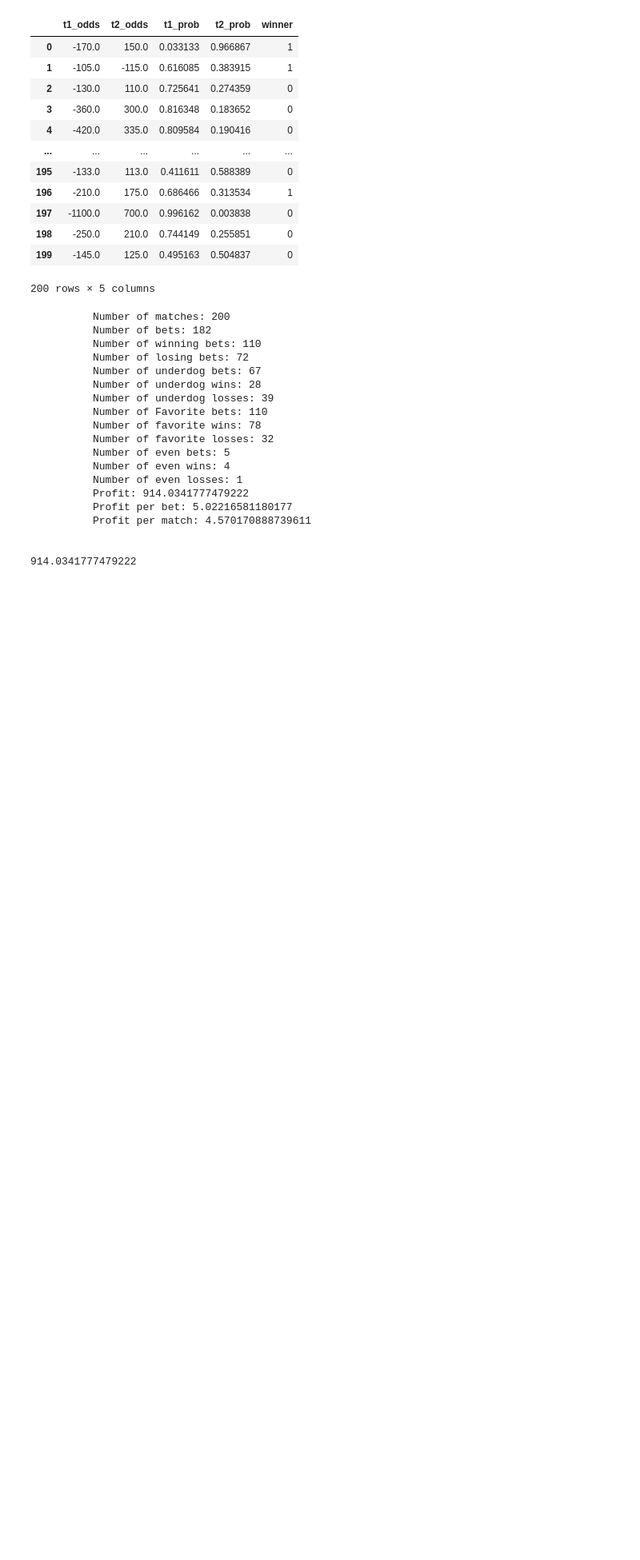
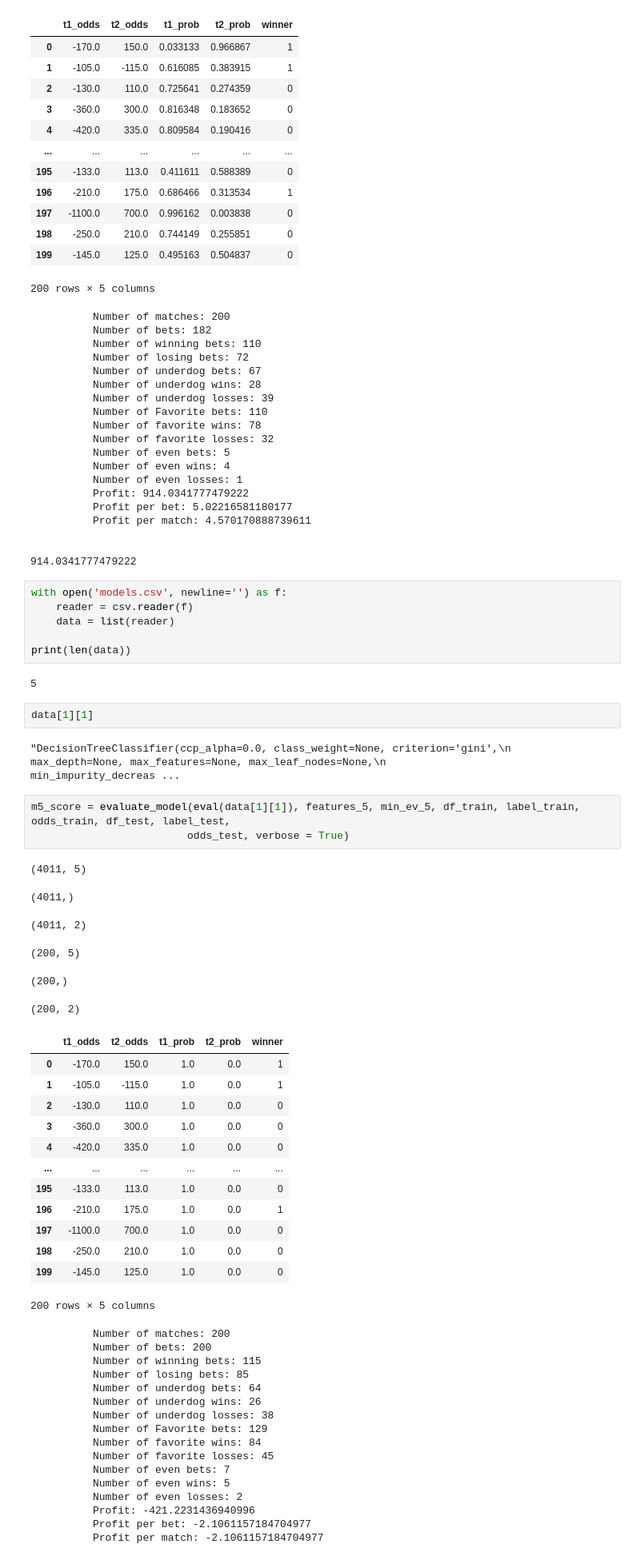
Before and after one commit to shortlikeafox/tiger-millionaire, a Jupyter notebook: automated_model_creation/TM-Evaluate-Models-Worksheet.ipynb, the cells around one changed output. Shown at 80% size. Drawn from its saved outputs; the diff is of its cells as text; blank space fills up the shorter version.

Commit message:
updating model optimization

```diff
--- a/automated_model_creation/TM-Evaluate-Models-Worksheet.ipynb
+++ b/automated_model_creation/TM-Evaluate-Models-Worksheet.ipynb
@@ -387,3 +388,54 @@ print(m5_score)
 
 
 914.0341777479222
+# %%
+with open('models.csv', newline='') as f:
+    reader = csv.reader(f)
+    data = list(reader)
+
+print(len(data))
+# %% [output]
+5
+# %%
+data[1][1]
+# %% [output]
+"DecisionTreeClassifier(ccp_alpha=0.0, class_weight=None, criterion='gini',\n                       max_depth=None, max_features=None, max_leaf_nodes=None,\n                       min_impurity_decreas ...
+# %%
+m5_score = evaluate_model(eval(data[1][1]), features_5, min_ev_5, df_train, label_train, odds_train, df_test, label_test,
+                         odds_test, verbose = True)
+# %% [output]
+(4011, 5)
+(4011,)
+(4011, 2)
+(200, 5)
+(200,)
+(200, 2)
+|  | t1_odds | t2_odds | t1_prob | t2_prob | winner |
+| 0 | -170.0 | 150.0 | 1.0 | 0.0 | 1 |
+| 1 | -105.0 | -115.0 | 1.0 | 0.0 | 1 |
+| 2 | -130.0 | 110.0 | 1.0 | 0.0 | 0 |
+| 3 | -360.0 | 300.0 | 1.0 | 0.0 | 0 |
+| 4 | -420.0 | 335.0 | 1.0 | 0.0 | 0 |
+| ... | ... | ... | ... | ... | ... |
+| 195 | -133.0 | 113.0 | 1.0 | 0.0 | 0 |
+| 196 | -210.0 | 175.0 | 1.0 | 0.0 | 1 |
+| 197 | -1100.0 | 700.0 | 1.0 | 0.0 | 0 |
+| 198 | -250.0 | 210.0 | 1.0 | 0.0 | 0 |
+| 199 | -145.0 | 125.0 | 1.0 | 0.0 | 0 |
+200 rows × 5 columns
+          Number of matches: 200
+          Number of bets: 200
+          Number of winning bets: 115
+          Number of losing bets: 85
+          Number of underdog bets: 64
+          Number of underdog wins: 26
+          Number of underdog losses: 38
+          Number of Favorite bets: 129
+          Number of favorite wins: 84
+          Number of favorite losses: 45
+          Number of even bets: 7
+          Number of even wins: 5
+          Number of even losses: 2
+          Profit: -421.2231436940996
+          Profit per bet: -2.1061157184704977
+          Profit per match: -2.1061157184704977
```
Also changed, not shown: parts of 5 cells of this notebook, 8 other files.
